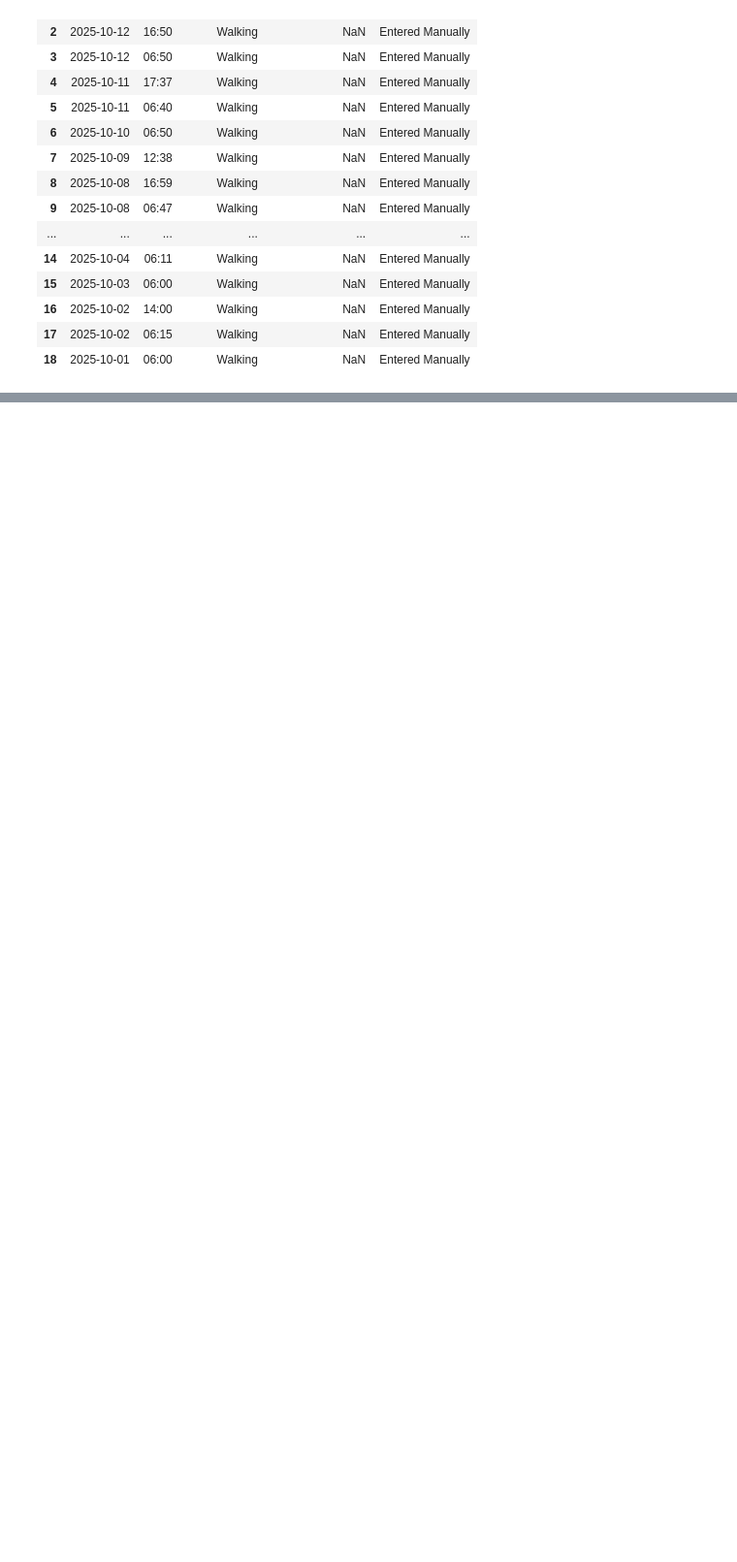
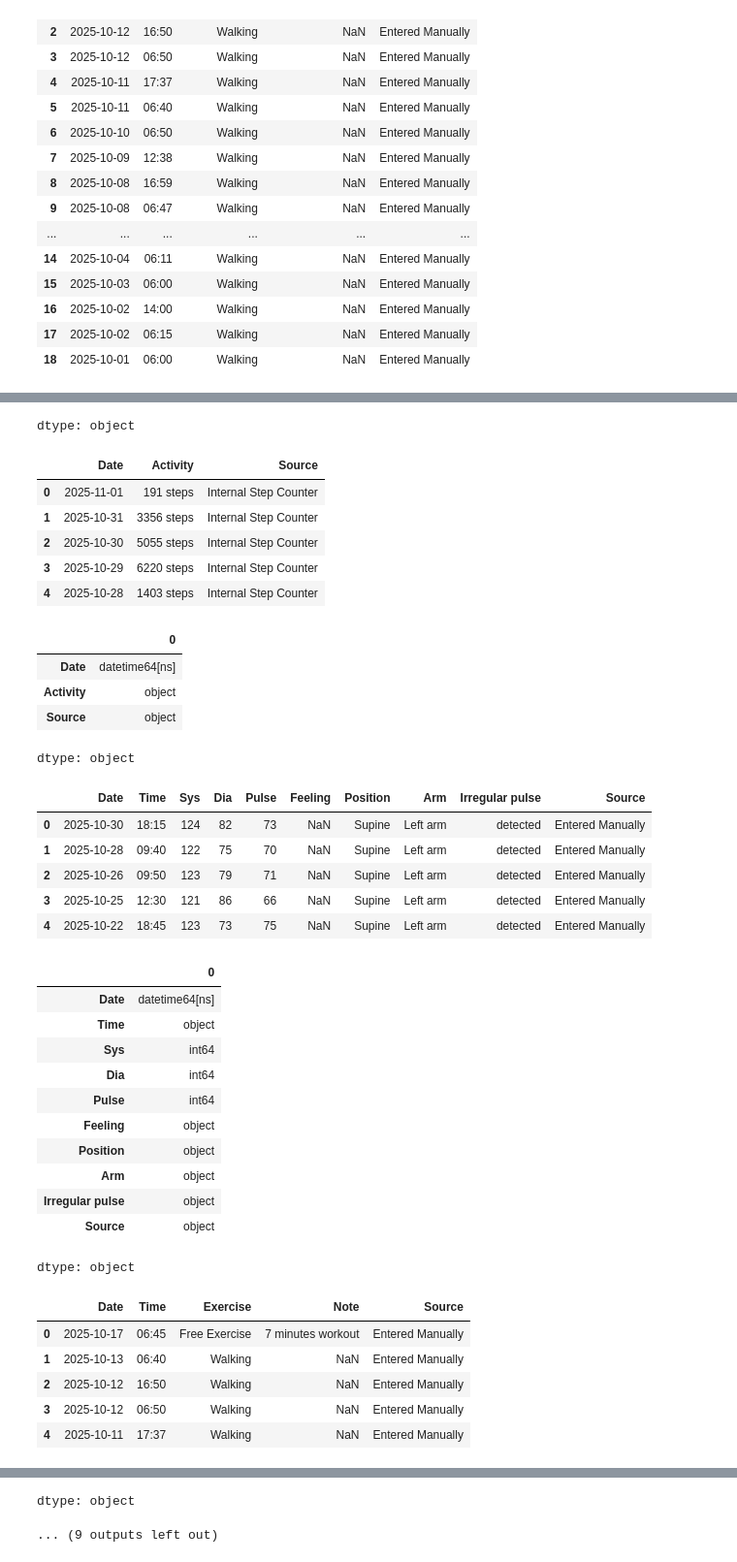
Before and after one commit to Haris-09/DiabetesInsightsAI, a Jupyter notebook: Diabetes_Analysis.ipynb, the cells around one changed output, grey strips where cells are left out. Shown at 97% size. Saved outputs shown, nothing was run; the diff lists cells and outputs as text; code cells hidden in the pictures; blank space fills up the shorter version.

Commit message:
date time conversion

```diff
--- a/Diabetes_Analysis.ipynb
+++ b/Diabetes_Analysis.ipynb
@@ -133,0 +204,8 @@ Note
+# %%
+A1C['Date'] = pd.to_datetime(A1C['Date'])
+ACTIVITY['Date'] = pd.to_datetime(ACTIVITY['Date'])
+BLOOD_PRESSURE['Date'] = pd.to_datetime(BLOOD_PRESSURE['Date'])
+EXERCISE['Date'] = pd.to_datetime(EXERCISE['Date'])
+GLUCOSE['Date'] = pd.to_datetime(GLUCOSE['Date'])
+MEDICATION_IN['Date'] = pd.to_datetime(MEDICATION_IN['Date'])
+Note['Date'] = pd.to_datetime(Note['Date'])
@@ -133,0 +270,34 @@ Note
+# %%
+# Rename columns for consistency
+ACTIVITY = ACTIVITY.rename(columns={'Activity ()': 'Activity'})
+EXERCISE = EXERCISE.rename(columns={'Exercise ()': 'Exercise'})
+GLUCOSE = GLUCOSE.rename(columns={'Blood Glucose (mg/dL)': 'Blood Glucose'})
+
+# Convert 'Time' column to string format for dataframes that have it
+if 'Time' in BLOOD_PRESSURE.columns:
+    BLOOD_PRESSURE['Time'] = BLOOD_PRESSURE['Time'].astype(str)
+if 'Time' in EXERCISE.columns:
+    EXERCISE['Time'] = EXERCISE['Time'].astype(str)
+if 'Time' in GLUCOSE.columns:
+    GLUCOSE['Time'] = GLUCOSE['Time'].astype(str)
+if 'Time' in MEDICATION_IN.columns:
+    MEDICATION_IN['Time'] = MEDICATION_IN['Time'].astype(str)
+if 'Time' in Note.columns:
+    Note['Time'] = Note['Time'].astype(str)
+
+# Display the first few rows and dtypes of each dataframe to verify the changes
+display(A1C.head())
+display(A1C.dtypes)
+display(ACTIVITY.head())
+display(ACTIVITY.dtypes)
+display(BLOOD_PRESSURE.head())
+display(BLOOD_PRESSURE.dtypes)
+display(EXERCISE.head())
+display(EXERCISE.dtypes)
+display(GLUCOSE.head())
+display(GLUCOSE.dtypes)
+display(MEDICATION_IN.head())
+display(MEDICATION_IN.dtypes)
+display(Note.head())
+display(Note.dtypes)
+# %% [output]
@@ -133,0 +311,36 @@ Note
+dtype: object
+|  | Date | Activity | Source |
+| 0 | 2025-11-01 | 191 steps | Internal Step Counter |
+| 1 | 2025-10-31 | 3356 steps | Internal Step Counter |
+| 2 | 2025-10-30 | 5055 steps | Internal Step Counter |
+| 3 | 2025-10-29 | 6220 steps | Internal Step Counter |
+| 4 | 2025-10-28 | 1403 steps | Internal Step Counter |
+|  | 0 |
+| Date | datetime64[ns] |
+| Activity | object |
+| Source | object |
+dtype: object
+|  | Date | Time | Sys | Dia | Pulse | Feeling | Position | Arm | Irregular pulse | Source |
+| 0 | 2025-10-30 | 18:15 | 124 | 82 | 73 | NaN | Supine | Left arm | detected | Entered Manually |
+| 1 | 2025-10-28 | 09:40 | 122 | 75 | 70 | NaN | Supine | Left arm | detected | Entered Manually |
+| 2 | 2025-10-26 | 09:50 | 123 | 79 | 71 | NaN | Supine | Left arm | detected | Entered Manually |
+| 3 | 2025-10-25 | 12:30 | 121 | 86 | 66 | NaN | Supine | Left arm | detected | Entered Manually |
+| 4 | 2025-10-22 | 18:45 | 123 | 73 | 75 | NaN | Supine | Left arm | detected | Entered Manually |
+|  | 0 |
+| Date | datetime64[ns] |
+| Time | object |
+| Sys | int64 |
+| Dia | int64 |
+| Pulse | int64 |
+| Feeling | object |
+| Position | object |
+| Arm | object |
+| Irregular pulse | object |
+| Source | object |
+dtype: object
+|  | Date | Time | Exercise | Note | Source |
+| 0 | 2025-10-17 | 06:45 | Free Exercise | 7 minutes workout | Entered Manually |
+| 1 | 2025-10-13 | 06:40 | Walking | NaN | Entered Manually |
+| 2 | 2025-10-12 | 16:50 | Walking | NaN | Entered Manually |
+| 3 | 2025-10-12 | 06:50 | Walking | NaN | Entered Manually |
+| 4 | 2025-10-11 | 17:37 | Walking | NaN | Entered Manually |
@@ -133,0 +353,2 @@ Note
+dtype: object
+... (9 outputs left out)
```
Also changed, not shown: parts of 14 cells of this notebook.
